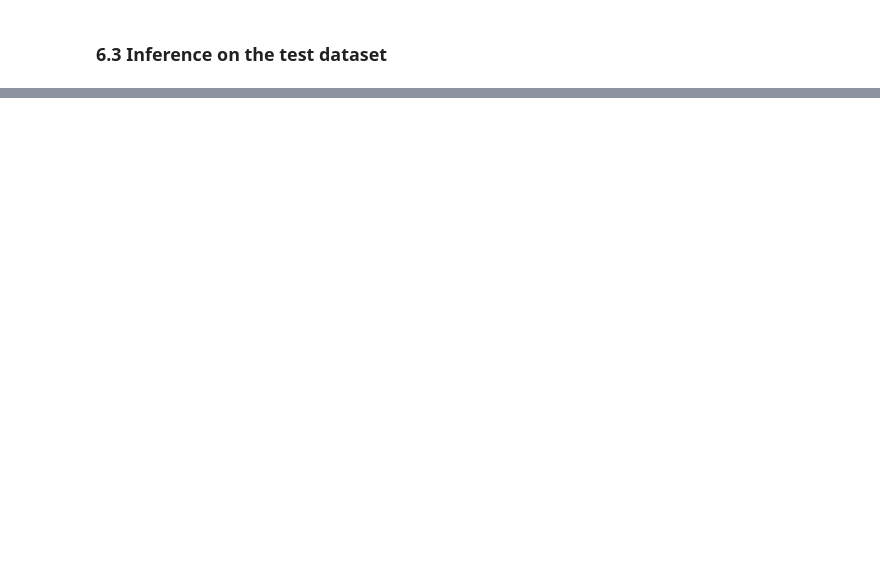
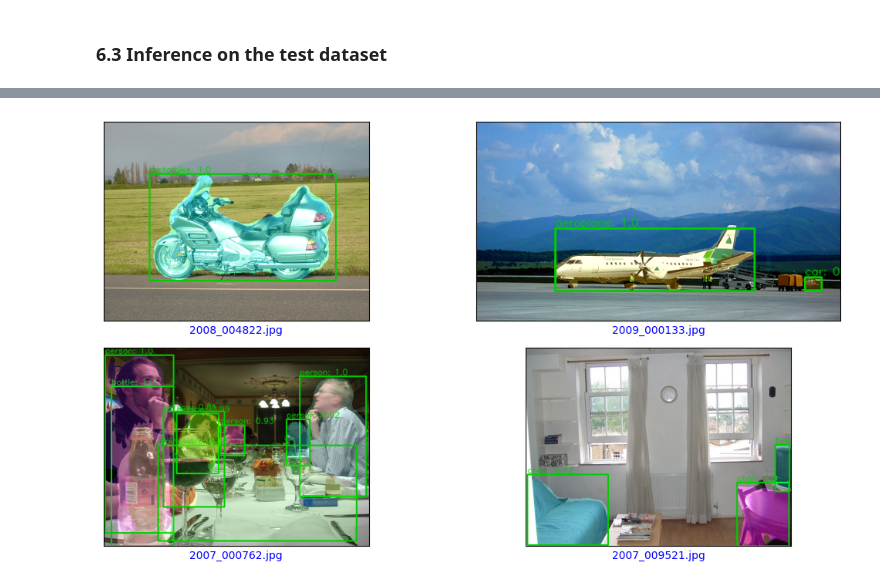
Before and after one commit to Wb-az/Image-Processing-PascalVOC, a Jupyter notebook: voc_train_eval.ipynb, the cells around one changed output, grey strips where cells are left out. Drawn from its saved outputs; the diff is of its cells as text; code cells hidden in the pictures; blank space fills up the shorter version.

```diff
--- a/voc_train_eval.ipynb
+++ b/voc_train_eval.ipynb
@@ -369,4 +489,4 @@ checkpoint = torch.load(checkpoint_dir, map_location='cpu')
 # %%
-model_, _ = get_instance_segmentation_model(num_classes=params_dict['num_classes'], backbone=params_dict['backbone'],
-                                            custom_anchors=params_dict['anchors'], task=params_dict['task'])
+model_, _ = get_instance_segmentation_model(num_classes=21, backbone=params_dict['backbone'],
+                                            custom_anchors=params_dict['anchors'], task='segmentation')
 model_.load_state_dict(checkpoint['model'], strict=False)
@@ -455,9 +634,9 @@ metrics_df
 # image (segmentation output).
 # Adapted from https://learnopencv.com/pytorch-for-beginners-semantic-segmentation-using
 # -torchvision/
-def decode_segmap(image, n_classes=21):
+def decode_segmap(image):
 
-    label_colours = [(0, 255, 0), (0, 0, 255), (255, 0, 0), (0, 255, 255), (255, 255, 0),
+    label_colours = [(128, 0, 0), (0, 128, 0), (128, 128, 0), (0, 255, 255), (255, 255, 0),
                (0, 128, 128), (255, 0, 2550), (80, 70, 180), (250, 80, 190), (64, 128, 0),
                (192, 128, 0), (64, 0, 128), (192, 0, 128), (64, 128, 128), (192, 128, 128),
                (0, 64, 0), (128, 64, 0), (0, 192, 0), (70, 150, 250), (50, 190, 190)]
@@ -468,5 +647,4 @@ def decode_segmap(image, n_classes=21):
 
     r[image == 1], g[image == 1], b[image == 1] = label_colours[random.randrange(0, 20)]
     rgb = np.stack([r, g, b], axis=2)
-
     return rgb, label_colours
@@ -477,7 +653,8 @@ def get_prediction(pred, threshold, seg=True, msk_thres=0.5):
     """
     :param pred:  dictionary with the prediction
     :param threshold: float, threshol for detection
-    :param seg: boolean, wheter the nference is for a segmentation model or detectection only
+    :param seg: boolean, wheter the nference is for a segmentation model or
+        detectection only
     :param msk_thres: float threshold for correct ask predictons
     :return:  predictions
     """
@@ -498,8 +675,8 @@ def get_prediction(pred, threshold, seg=True, msk_thres=0.5):
         return pred_boxes, pred_class, pred_score
 
 
-def test_inference(img, pred, threshold=0.5, msk_thres=0.5, rect_th=2, text_size=0.5, text_th=1,
-                 seg=False):
+def test_inference(img, pred, threshold=0.5, msk_thres=0.5, rect_th=2, text_size=0.5,
+                   text_th=1, seg=False):
     """
     :param img: a pil image
     :param pred: a tuple with the predictions
@@ -516,12 +693,13 @@ def test_inference(img, pred, threshold=0.5, msk_thres=0.5, rect_th=2, text_size
         masks, boxes, pred_cls, scores = get_prediction(pred, threshold, seg, msk_thres)
         for i in range(len(masks)):
             rgb_mask, colors = decode_segmap(masks[i])
-            img = cv2.addWeighted(np.array(img), 1, rgb_mask, 0.5, 0)
-            cv2.rectangle(img, boxes[i][0], boxes[i][1], color=(0, 204, 0), thickness=rect_th)
+            img = cv2.addWeighted(np.array(img), 1, rgb_mask, 0.4, 0)
+            cv2.rectangle(img, boxes[i][0], boxes[i][1], color=(0, 204, 0),
+                          thickness=rect_th)
             s = str(round(scores[i], 2))
             cv2.putText(img, f'{pred_cls[i]}: {s}', (boxes[i][0][0], boxes[i][0][1]-3),
-                        cv2.FONT_HERSHEY_SIMPLEX, text_size, color=(0, 204, 0), thickness=text_th,
-                        lineType=cv2.LINE_AA)
+                        cv2.FONT_HERSHEY_SIMPLEX, text_size, color=(0, 204, 0),
+                        thickness=text_th, lineType=cv2.LINE_AA)
         return img
 
     else:
@@ -530,12 +708,12 @@ def test_inference(img, pred, threshold=0.5, msk_thres=0.5, rect_th=2, text_size
             cv2.rectangle(img, boxes[i][0], boxes[i][1],color=(0, 204, 0), thickness=rect_th)
             s = str(round(scores[i], 2))
             cv2.putText(img, f'{pred_cls[i]}: {s}', (boxes[i][0][0], boxes[i][0][1]-3),
-                      cv2.FONT_HERSHEY_SIMPLEX, text_size, color=(0, 204, 0), thickness=text_th,
-                      lineType=cv2.LINE_AA)
+                        cv2.FONT_HERSHEY_SIMPLEX, text_size, color=(0, 204, 0),
+                        thickness=text_th, lineType=cv2.LINE_AA)
         return img
 # %%
 def show_inference(model, loader, threshold=0.7, mask_thres=0.5, seg=True,
-                     outdir=None, fname=None):
+                     outdir=None, fname=None, dataset=voc_dataset):
     """
     :param model: model to evaluate
     :param loader:  constructor with tensors of the test images and targets
@@ -544,6 +722,7 @@ def show_inference(model, loader, threshold=0.7, mask_thres=0.5, seg=True,
     :param seg: boolean to show only mask or boxes and masks
     :param outdir: str directory to save the inference
     :param fname: str name to save the inference
+    :param dataset: dataset to test
     :return: save and show predictions and probability scores on the test images
     """
 
@@ -560,9 +739,9 @@ def show_inference(model, loader, threshold=0.7, mask_thres=0.5, seg=True,
         img = test_inference(np.array(img), predictions[i], threshold, msk_thres=mask_thres,
                            seg=seg)
         img_id = targets[i]['image_id'].item()
-        name = voc_dataset.get_img_name(img_id)
+        name = dataset.get_img_name(img_id)
         plt.imshow(img)
-        plt.xlabel(name, color='blue', fontsize=12)
+        plt.xlabel(name, color='blue', fontsize=10)
     plt.tight_layout()
 
     if outdir is not None:
@@ -581,3 +762,5 @@ except OSError as error:
 # %%
-show_inference(model_.to('cpu'), test_loader, threshold=0.8, mask_thres=0.5,
-               seg=segmentation, outdir=inference_dir, fname=f'{net_name}')
+show_inference(model_.to('cpu'), test_loader, threshold=0.5, mask_thres=0.5,
+               seg=segmentation, outdir=inference_dir, fname=f'{model_name}-{opt}')
+# %% [output]
+[figure, added]
```
Also changed, not shown: parts of 45 cells of this notebook.
